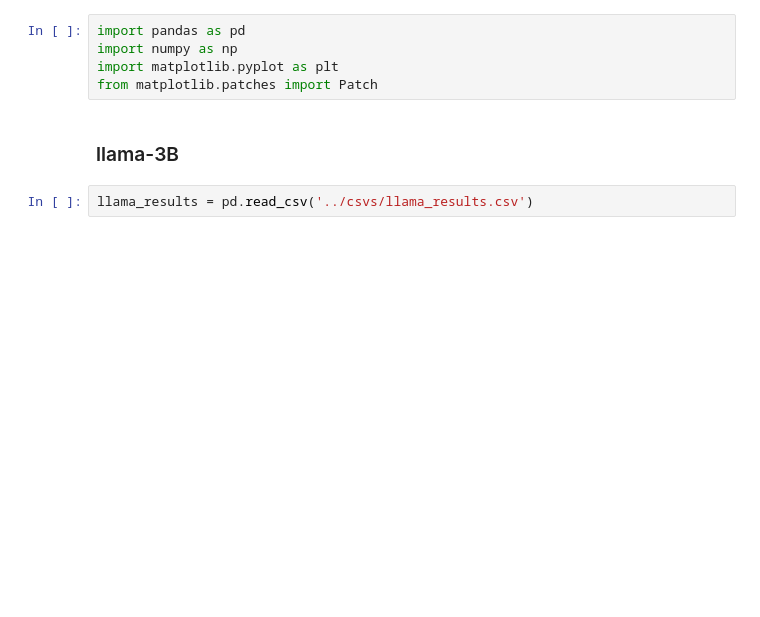
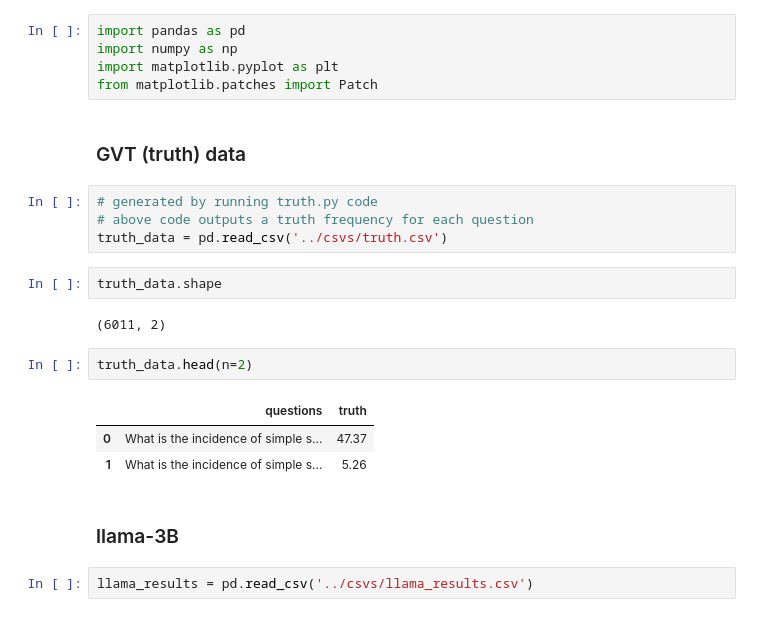
Before and after one commit to uc-cdis/gdc-qag, a Jupyter notebook: notebooks/plot.ipynb, the cells around one changed output. Drawn from its saved outputs; the diff is of its cells as text; blank space fills up the shorter version.

```diff
--- a/notebooks/plot.ipynb
+++ b/notebooks/plot.ipynb
@@ -5,6 +11,22 @@ import pandas as pd
 import numpy as np
 import matplotlib.pyplot as plt
 from matplotlib.patches import Patch
+# %% [markdown]
+### GVT (truth) data
+# %%
+# generated by running truth.py code
+# above code outputs a truth frequency for each question
+truth_data = pd.read_csv('../csvs/truth.csv')
+# %%
+truth_data.shape
+# %% [output]
+(6011, 2)
+# %%
+truth_data.head(n=2)
+# %% [output]
+|  | questions | truth |
+| 0 | What is the incidence of simple s... | 47.37 |
+| 1 | What is the incidence of simple s... | 5.26 |
 # %% [markdown]
 ### llama-3B
 # %%
```
Also changed, not shown: parts of 54 cells of this notebook, 7 other files.
